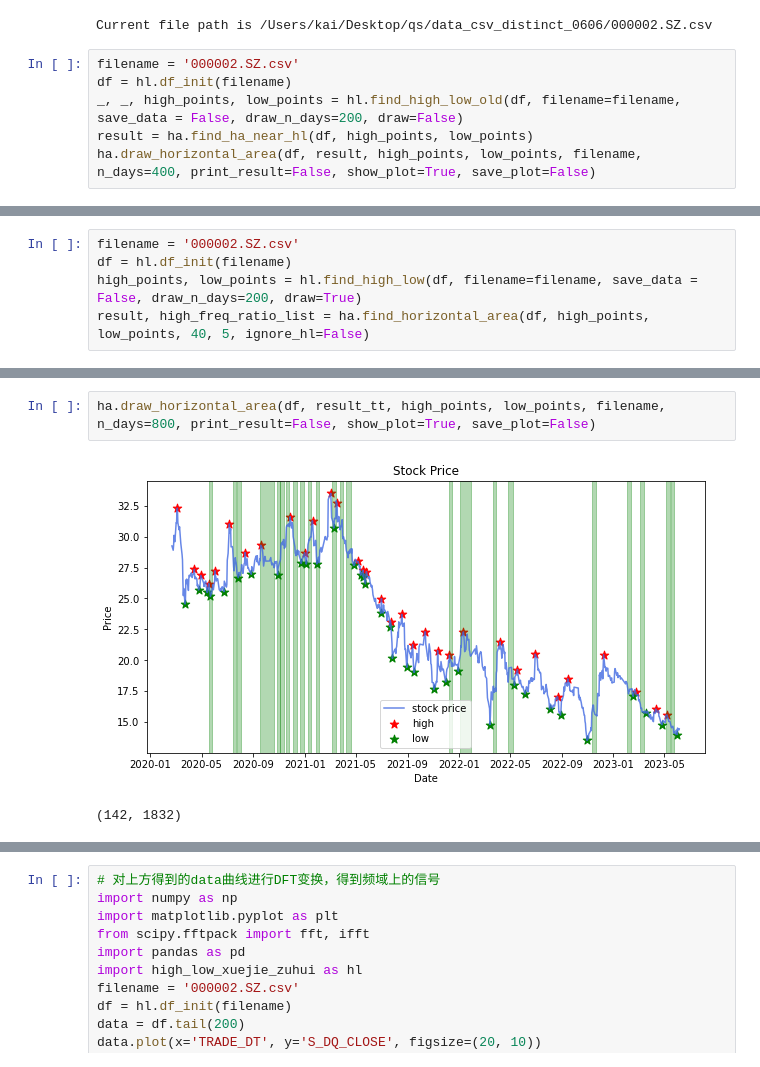
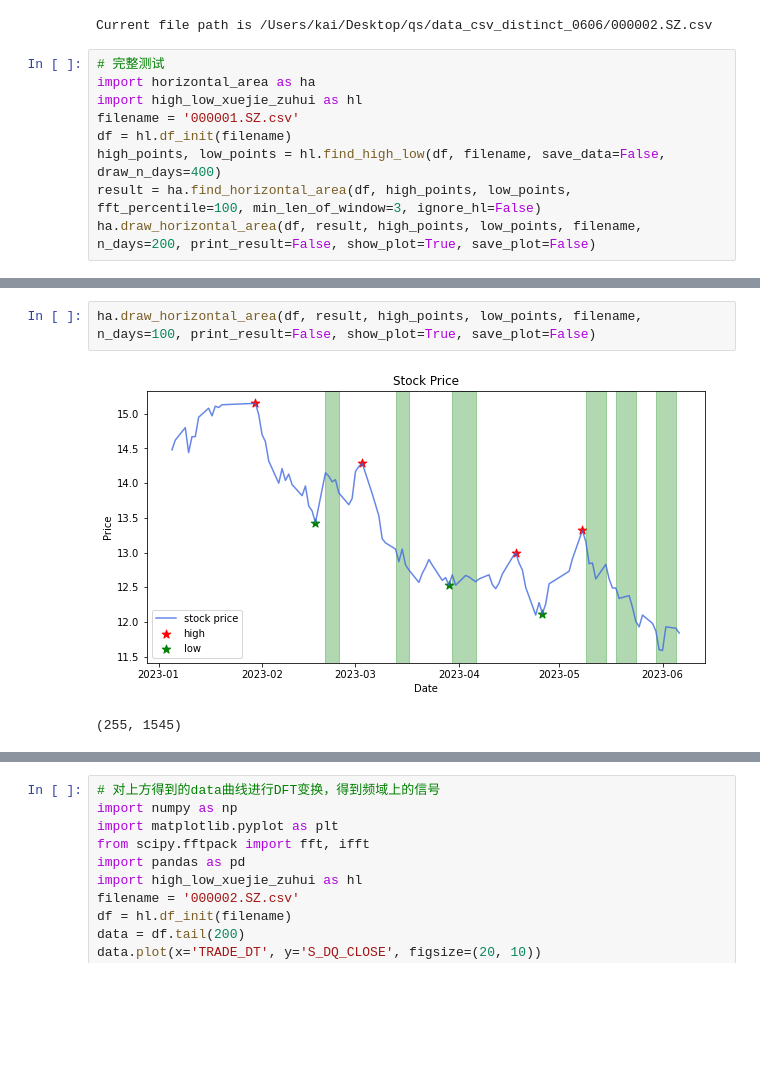
Before and after one commit to QsbpGroup/quant-stat-baby-project, a Jupyter notebook: 1.ipynb, the cells around one changed output, grey strips where cells are left out. Saved outputs shown, nothing was run; the diff lists cells and outputs as text; blank space fills up the shorter version.

```diff
--- a/1.ipynb
+++ b/1.ipynb
@@ -7,9 +7,12 @@ df = hl.df_init(filename)
 # %% [output]
 Current file path is /Users/kai/Desktop/qs/data_csv_distinct_0606/000002.SZ.csv
 # %%
-filename = '000002.SZ.csv'
+# 完整测试
+import horizontal_area as ha
+import high_low_xuejie_zuhui as hl
+filename = '000001.SZ.csv'
 df = hl.df_init(filename)
-_, _, high_points, low_points = hl.find_high_low_old(df, filename=filename, save_data = False, draw_n_days=200, draw=False)
-result = ha.find_ha_near_hl(df, high_points, low_points)
-ha.draw_horizontal_area(df, result, high_points, low_points, filename, n_days=400, print_result=False, show_plot=True, save_plot=False)
+high_points, low_points = hl.find_high_low(df, filename, save_data=False, draw_n_days=400)
+result = ha.find_horizontal_area(df, high_points, low_points, fft_percentile=100, min_len_of_window=3, ignore_hl=False)
+ha.draw_horizontal_area(df, result, high_points, low_points, filename, n_days=200, print_result=False, show_plot=True, save_plot=False)
 # %% [output]
@@ -20,5 +23,0 @@ Current file path is /Users/kai/Desktop/qs/data_csv_distinct_0606/000002.SZ.csv
-# %%
-filename = '000002.SZ.csv'
-df = hl.df_init(filename)
-high_points, low_points = hl.find_high_low(df, filename=filename, save_data = False, draw_n_days=200, draw=True)
-result, high_freq_ratio_list = ha.find_horizontal_area(df, high_points, low_points, 40, 5, ignore_hl=False)
@@ -58,5 +24,5 @@ result_tt = pd.concat([result_10, result_40, result_100])
 # %%
-ha.draw_horizontal_area(df, result_tt, high_points, low_points, filename, n_days=800, print_result=False, show_plot=True, save_plot=False)
+ha.draw_horizontal_area(df, result, high_points, low_points, filename, n_days=100, print_result=False, show_plot=True, save_plot=False)
 # %% [output]
-[figure, old version]
+[figure, new version]
-(142, 1832)
+(255, 1545)
```
Also changed, not shown: parts of 5 cells of this notebook, 1 other file.
